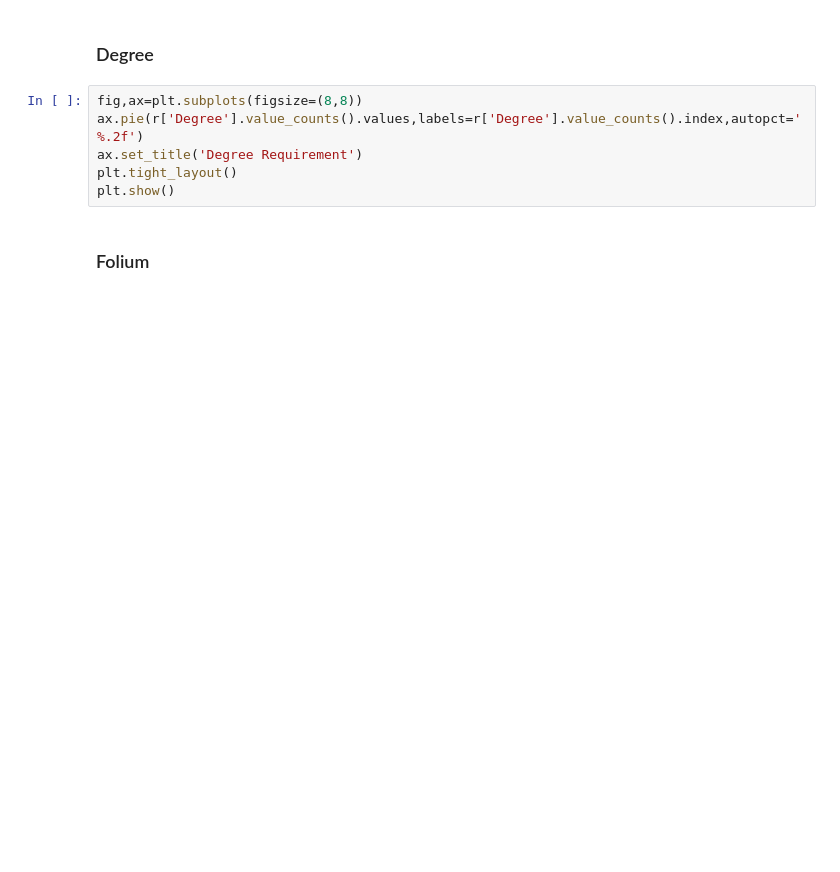
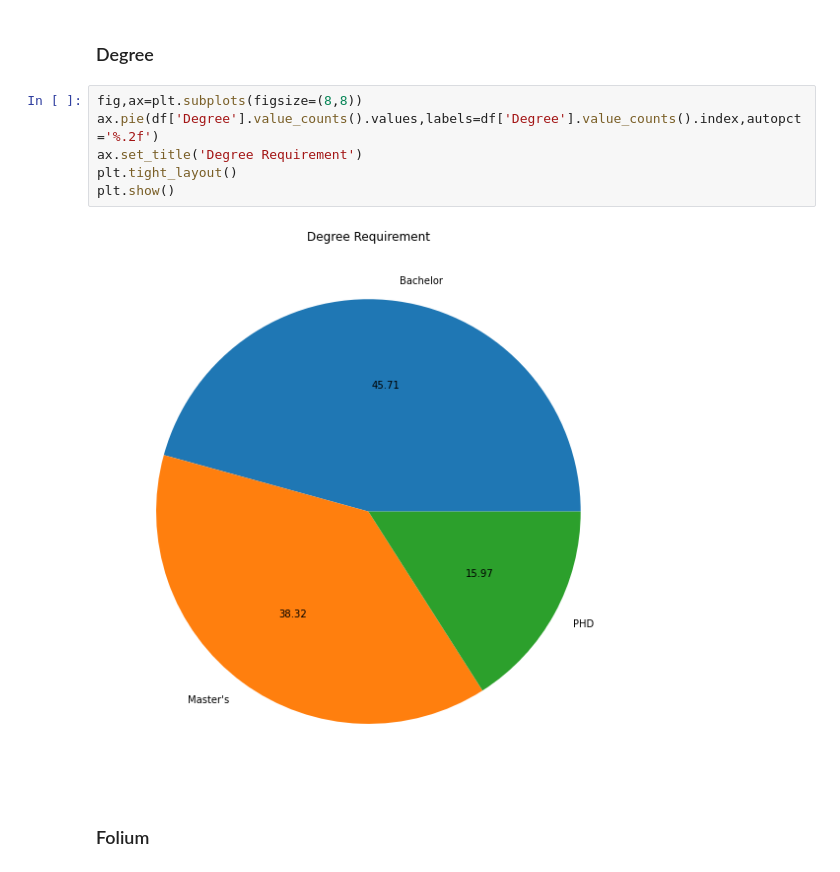
Before and after one commit to raminstad/job_analysis, a Jupyter notebook: EDA.ipynb, the cells around one changed output. Saved outputs shown, nothing was run; the diff lists cells and outputs as text; blank space fills up the shorter version.

```diff
--- a/EDA.ipynb
+++ b/EDA.ipynb
@@ -62,10 +151,12 @@ plt.show()
 ### Degree
 # %%
 fig,ax=plt.subplots(figsize=(8,8))
-ax.pie(r['Degree'].value_counts().values,labels=r['Degree'].value_counts().index,autopct='%.2f')
+ax.pie(df['Degree'].value_counts().values,labels=df['Degree'].value_counts().index,autopct='%.2f')
 ax.set_title('Degree Requirement')
 plt.tight_layout()
 plt.show()
+# %% [output]
+[figure, added]
 # %% [markdown]
 ### Folium
 # %%
```
Also changed, not shown: parts of 11 cells of this notebook.
